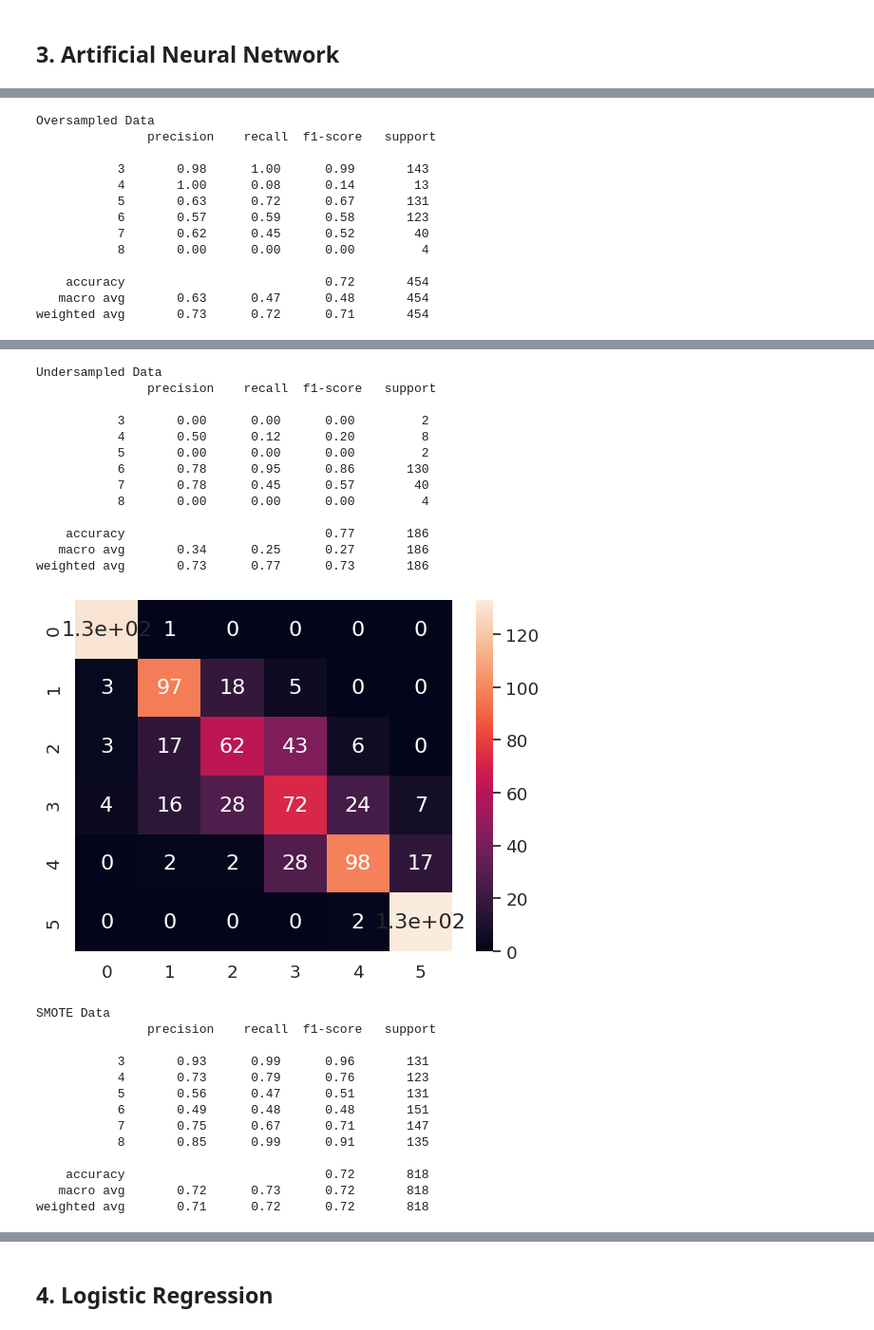
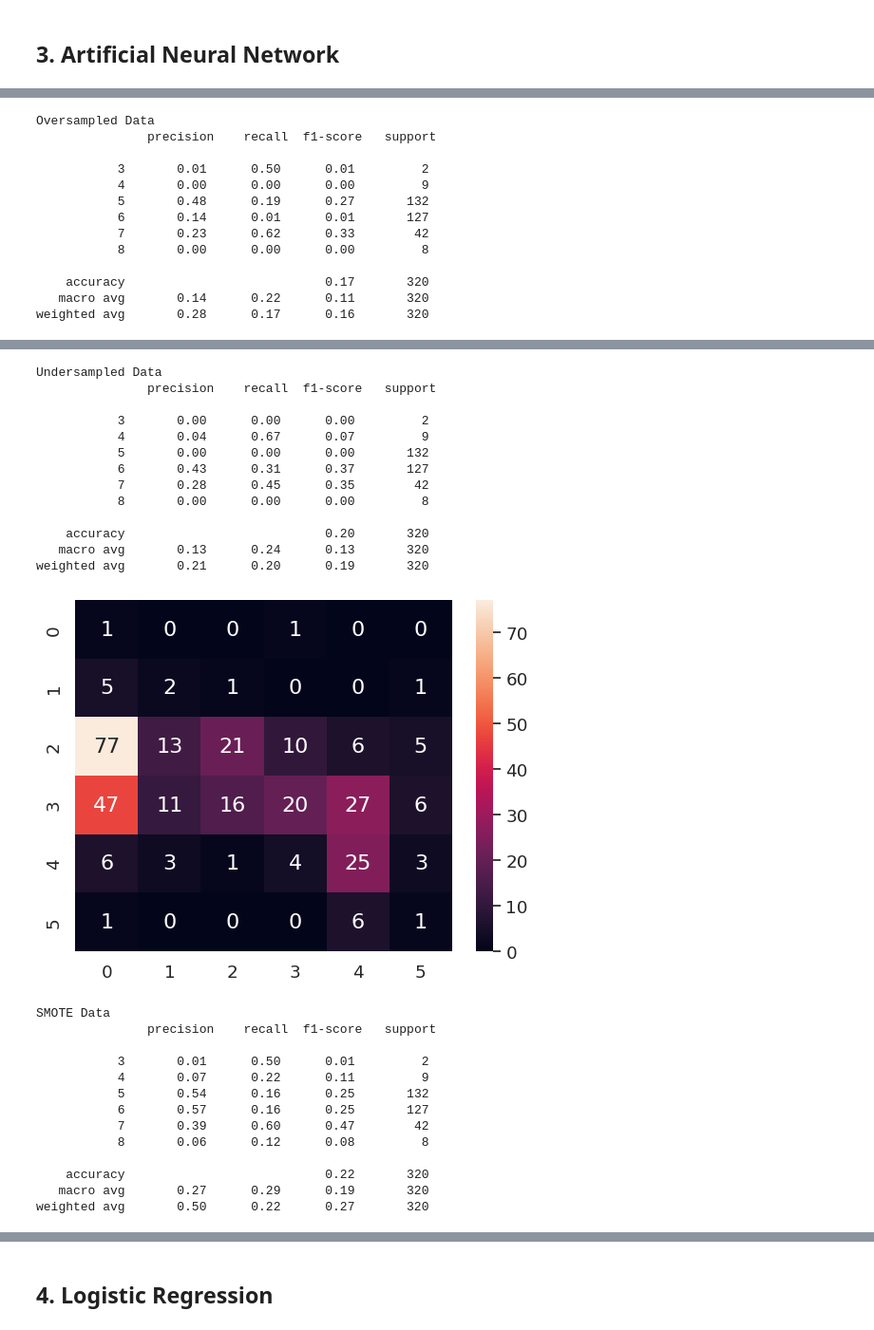
Before and after one commit to bendjko/ESE-417-Final-Project, a Jupyter notebook: FinalProject.ipynb, the cells around one changed output, grey strips where cells are left out. Shown at 95% size. Saved outputs shown, nothing was run; the diff lists cells and outputs as text; code cells hidden in the pictures.

```diff
--- a/FinalProject.ipynb
+++ b/FinalProject.ipynb
@@ -252,3 +252,8 @@ dfImpute = pd.DataFrame(
                         columns=['fixed acidity', 'volatile acidity', 'citric acid', 'residual sugar','free sulfur dioxide', 'total sulfur dioxide', 'sulphates', 'alcohol', 'quality']
                         )
 dfImpute
+
+X_add = dfImpute.loc[:, 'fixed acidity':'alcohol']
+y_add = dfImpute['quality']
+X_impute = pd.concat([X, X_add])
+y_impute = pd.concat([y, y_add])
@@ -487,8 +443,8 @@ weighted avg       0.16      0.41      0.23       325
 # %%
 wineMLP = MLPClassifier()
 clas_report(X_train, y_train, X_test, y_test, wineMLP, 'Regular Data')
-clas_report(X_over_train, y_over_train, X_over_test, y_over_test, wineMLP, 'Oversampled Data')
-clas_report(X_under_train, y_under_train, X_under_test, y_under_test, wineMLP, 'Undersampled Data')
-clas_report(X_smote_train, y_smote_train, X_smote_test, y_smote_test, wineMLP, 'SMOTE Data')
-clas_report(X_impute_train, y_impute_train, X_impute_test, y_impute_test, wineMLP, 'Imputed Data')
+clas_report(X_over, y_over, X_test, y_test, wineMLP, 'Oversampled Data')
+clas_report(X_under, y_under, X_test, y_test, wineMLP, 'Undersampled Data')
+clas_report(X_smote, y_smote, X_test, y_test, wineMLP, 'SMOTE Data')
+clas_report(X_impute, y_impute, X_test, y_test, wineMLP, 'Imputed Data')
 # %% [output]
@@ -510,13 +466,13 @@ weighted avg       0.58      0.61      0.59       320
 Oversampled Data
                precision    recall  f1-score   support
 
-           3       0.98      1.00      0.99       143
-           4       1.00      0.08      0.14        13
-           5       0.63      0.72      0.67       131
-           6       0.57      0.59      0.58       123
-           7       0.62      0.45      0.52        40
-           8       0.00      0.00      0.00         4
+           3       0.01      0.50      0.01         2
+           4       0.00      0.00      0.00         9
+           5       0.48      0.19      0.27       132
+           6       0.14      0.01      0.01       127
+           7       0.23      0.62      0.33        42
+           8       0.00      0.00      0.00         8
 
-    accuracy                           0.72       454
-   macro avg       0.63      0.47      0.48       454
-weighted avg       0.73      0.72      0.71       454
+    accuracy                           0.17       320
+   macro avg       0.14      0.22      0.11       320
+weighted avg       0.28      0.17      0.16       320
@@ -524,27 +480,27 @@ weighted avg       0.73      0.72      0.71       454
 Undersampled Data
                precision    recall  f1-score   support
 
            3       0.00      0.00      0.00         2
-           4       0.50      0.12      0.20         8
-           5       0.00      0.00      0.00         2
-           6       0.78      0.95      0.86       130
-           7       0.78      0.45      0.57        40
-           8       0.00      0.00      0.00         4
+           4       0.04      0.67      0.07         9
+           5       0.00      0.00      0.00       132
+           6       0.43      0.31      0.37       127
+           7       0.28      0.45      0.35        42
+           8       0.00      0.00      0.00         8
 
-    accuracy                           0.77       186
-   macro avg       0.34      0.25      0.27       186
-weighted avg       0.73      0.77      0.73       186
+    accuracy                           0.20       320
+   macro avg       0.13      0.24      0.13       320
+weighted avg       0.21      0.20      0.19       320
-[figure, old version]
+[figure, new version]
 SMOTE Data
                precision    recall  f1-score   support
 
-           3       0.93      0.99      0.96       131
-           4       0.73      0.79      0.76       123
-           5       0.56      0.47      0.51       131
-           6       0.49      0.48      0.48       151
-           7       0.75      0.67      0.71       147
-           8       0.85      0.99      0.91       135
+           3       0.01      0.50      0.01         2
+           4       0.07      0.22      0.11         9
+           5       0.54      0.16      0.25       132
+           6       0.57      0.16      0.25       127
+           7       0.39      0.60      0.47        42
+           8       0.06      0.12      0.08         8
 
-    accuracy                           0.72       818
-   macro avg       0.72      0.73      0.72       818
-weighted avg       0.71      0.72      0.72       818
+    accuracy                           0.22       320
+   macro avg       0.27      0.29      0.19       320
+weighted avg       0.50      0.22      0.27       320
```
Also changed, not shown: parts of 19 cells of this notebook.
